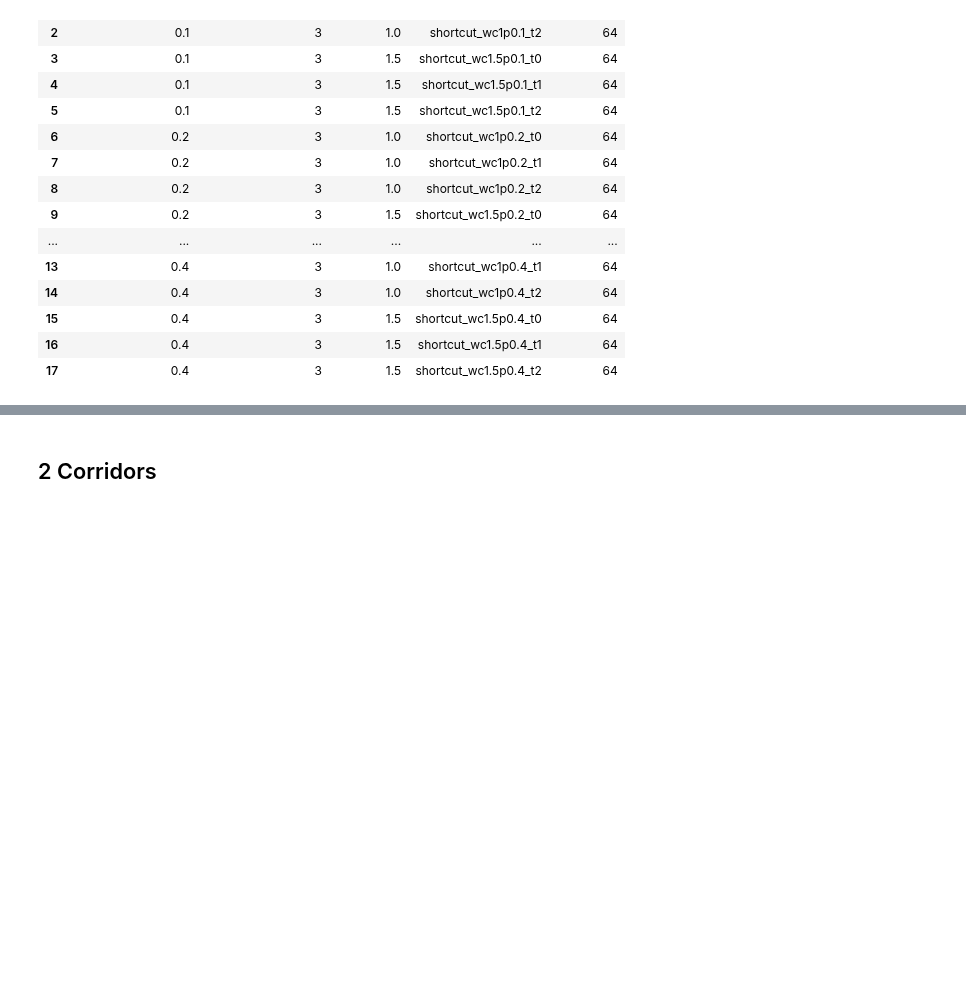
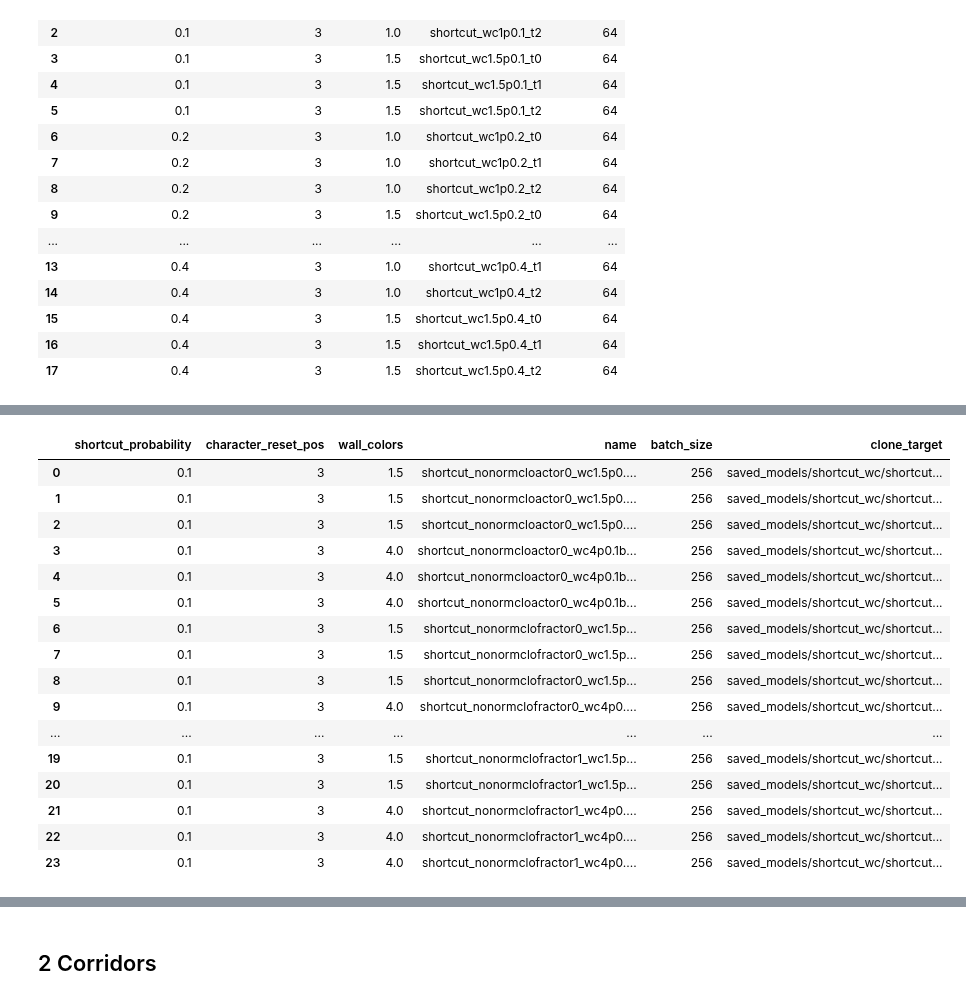
Before and after one commit to liuandrew/ppo_aux, a Jupyter notebook: write_and_test/write_experiments.ipynb, the cells around one changed output, grey strips where cells are left out. Saved outputs shown, nothing was run; the diff lists cells and outputs as text; code cells hidden in the pictures; blank space fills up the shorter version.

```diff
--- a/write_and_test/write_experiments.ipynb
+++ b/write_and_test/write_experiments.ipynb
@@ -2428,0 +2756,95 @@ pd.DataFrame(rows)
+# %%
+num_trials = 3
+p = 0.1
+wall_colors = [1.5, 4]
+rows = []
+batch = 256
+
+clone_sets = ['cloactor0', 'clofractor0',  'cloactor1', 'clofractor1']
+clone_params = [
+    {'clone_layers': 'gru,shared0,actor0',
+     'freeze_layers': 'gru,shared0,actor0',
+     'copy_obs_rms': True,
+     'freeze_obs_rms': True,
+     },
+    {'clone_layers': 'gru,shared0,actor0',
+     'copy_obs_rms': True,
+     'freeze_obs_rms': True},
+    {'clone_layers': 'gru,shared0,actor0,actor1',
+     'freeze_layers': 'gru,shared0,actor0,actor1',
+     'copy_obs_rms': True,
+     'freeze_obs_rms': True,
+     },
+    {'clone_layers': 'gru,shared0,actor0,actor1',
+     'copy_obs_rms': True,
+     'freeze_obs_rms': True}
+]
+clone_path_formatter = 'saved_models/shortcut_wc/shortcut_nonorm_wc{wc}p0.4batch256_t{t}.pt'
+for j in range(len(clone_sets)):
+    for wc in wall_colors:
+        for i in range(num_trials):
+            clone_path = clone_path_formatter.format(wc=wc, t=i)
+            clone_param = clone_params[j]
+            clone_param['clone_path'] = clone_path
+
+            exp_name = f'shortcut_nonorm{clone_sets[j]}_wc{wc}p{p}batch{batch}_t{i}'
+
+            env_kwargs = {'shortcut_probability': p,
+                          'character_reset_pos': 3,
+                          'wall_colors': wc}
+
+            row = env_kwargs.copy()
+            row['name'] = exp_name
+            row['batch_size'] = batch
+            row['clone_target'] = clone_path
+
+            rows.append(row)
+            config = {
+                'wandb_project_name': 'Nav_Shared_Layers',
+                'exp_name': exp_name,
+                'save_name': exp_name,
+                'num_env_steps': 5000000,
+                'env_name': 'ShortcutNav-v0',
+                'algo': 'ppo',
+                'num_mini_batch': 10,
+                'num_processes': 100,
+                'num_steps': batch,
+
+                'normalize': False,
+
+                'checkpoint_interval': 10,
+                'save_dir': 'shortcut_clonewc',
+
+                'recurrent': True,
+                'seed': i,
+                'no_cuda': True,
+                'env_kwargs': env_kwargs,
+
+                'nn_base': 'DelayedRNNPPO',
+                'nn_base_kwargs': {'hidden_size': 64},
+
+                'clone_parameter_experiment': True,
+                'clone_args': clone_param
+            }
+
+            pickle.dump(config, open('../experiment_configs/' + exp_name, 'wb'))
+
+pd.DataFrame(rows)
+# %% [output]
+|  | shortcut_probability | character_reset_pos | wall_colors | name | batch_size | clone_target |
+| 0 | 0.1 | 3 | 1.5 | shortcut_nonormcloactor0_wc1.5p0.... | 256 | saved_models/shortcut_wc/shortcut... |
+| 1 | 0.1 | 3 | 1.5 | shortcut_nonormcloactor0_wc1.5p0.... | 256 | saved_models/shortcut_wc/shortcut... |
+| 2 | 0.1 | 3 | 1.5 | shortcut_nonormcloactor0_wc1.5p0.... | 256 | saved_models/shortcut_wc/shortcut... |
+| 3 | 0.1 | 3 | 4.0 | shortcut_nonormcloactor0_wc4p0.1b... | 256 | saved_models/shortcut_wc/shortcut... |
+| 4 | 0.1 | 3 | 4.0 | shortcut_nonormcloactor0_wc4p0.1b... | 256 | saved_models/shortcut_wc/shortcut... |
+| 5 | 0.1 | 3 | 4.0 | shortcut_nonormcloactor0_wc4p0.1b... | 256 | saved_models/shortcut_wc/shortcut... |
+| 6 | 0.1 | 3 | 1.5 | shortcut_nonormclofractor0_wc1.5p... | 256 | saved_models/shortcut_wc/shortcut... |
+| 7 | 0.1 | 3 | 1.5 | shortcut_nonormclofractor0_wc1.5p... | 256 | saved_models/shortcut_wc/shortcut... |
+| 8 | 0.1 | 3 | 1.5 | shortcut_nonormclofractor0_wc1.5p... | 256 | saved_models/shortcut_wc/shortcut... |
+| 9 | 0.1 | 3 | 4.0 | shortcut_nonormclofractor0_wc4p0.... | 256 | saved_models/shortcut_wc/shortcut... |
+| ... | ... | ... | ... | ... | ... | ... |
+| 19 | 0.1 | 3 | 1.5 | shortcut_nonormclofractor1_wc1.5p... | 256 | saved_models/shortcut_wc/shortcut... |
+| 20 | 0.1 | 3 | 1.5 | shortcut_nonormclofractor1_wc1.5p... | 256 | saved_models/shortcut_wc/shortcut... |
+| 21 | 0.1 | 3 | 4.0 | shortcut_nonormclofractor1_wc4p0.... | 256 | saved_models/shortcut_wc/shortcut... |
+| 22 | 0.1 | 3 | 4.0 | shortcut_nonormclofractor1_wc4p0.... | 256 | saved_models/shortcut_wc/shortcut... |
+| 23 | 0.1 | 3 | 4.0 | shortcut_nonormclofractor1_wc4p0.... | 256 | saved_models/shortcut_wc/shortcut... |
```
Also changed, not shown: parts of 35 cells of this notebook, 25 other files.
